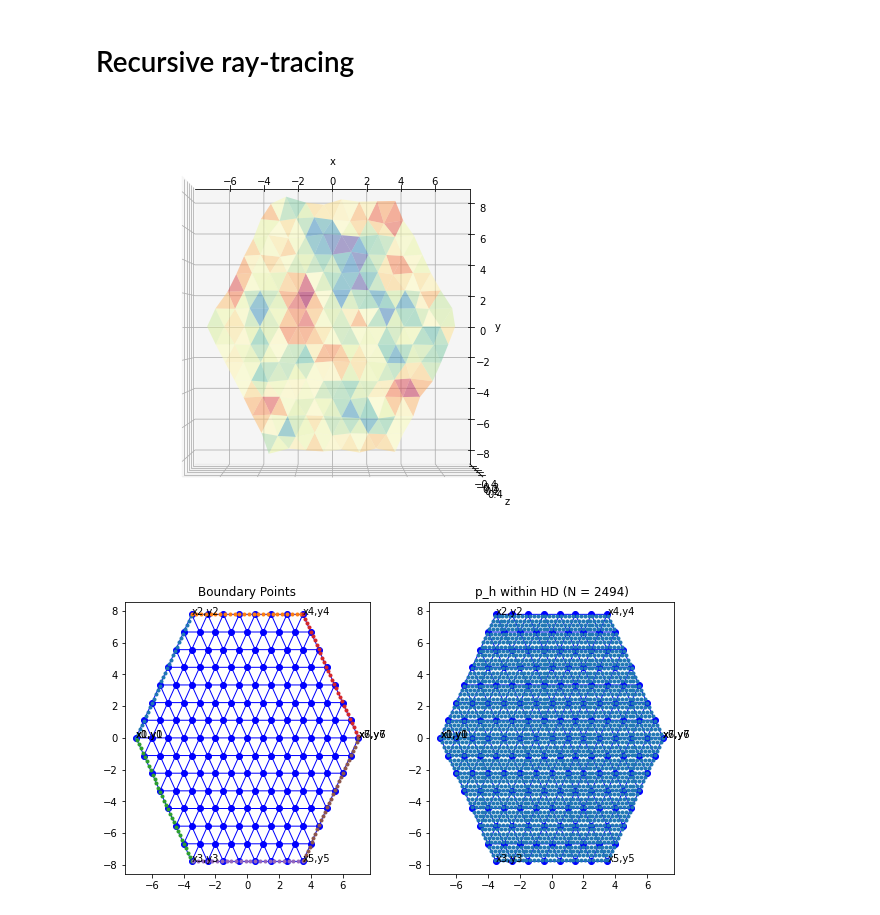
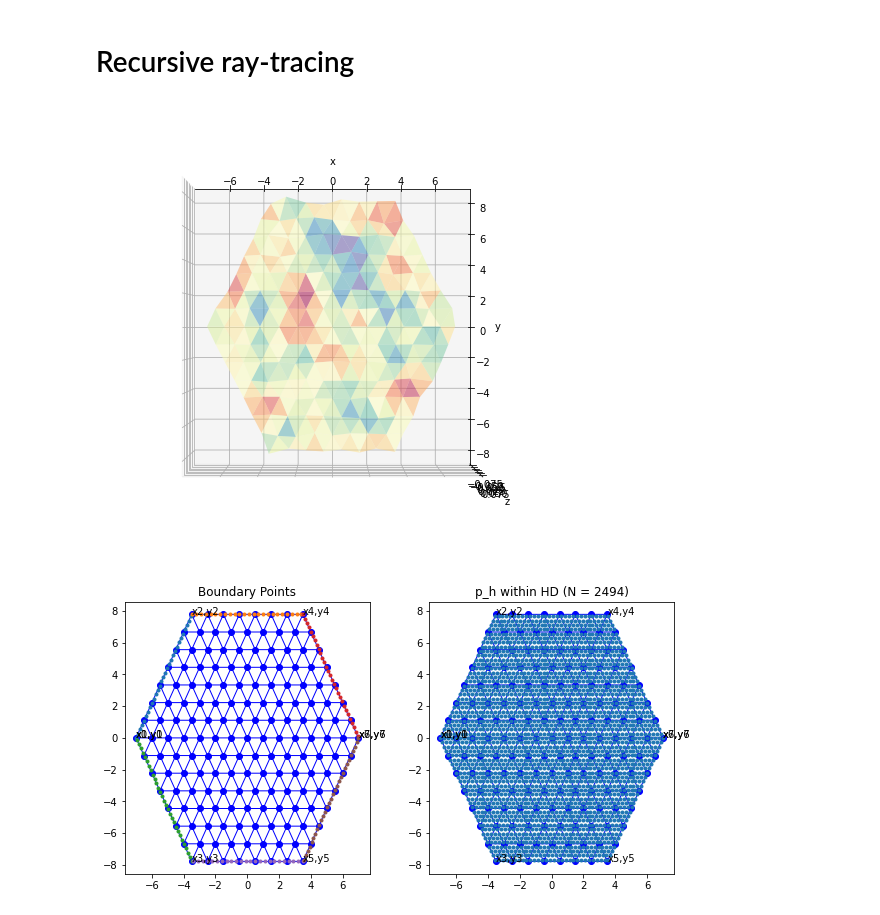
Before and after one commit to pakhuiying/wave_simulation, a Jupyter notebook: Cox_Munk_wave.ipynb, the cells around one changed output. Saved outputs shown, nothing was run; the diff lists cells and outputs as text; code cells hidden in the pictures.

```diff
--- a/Cox_Munk_wave.ipynb
+++ b/Cox_Munk_wave.ipynb
@@ -856,21 +856,21 @@ Let a pencil of rays of radiance $N(\xi')$ be incident on such a surface at each
 # %%
 n=7
 HD = rt.HexagonalDomain(n)
 x,y = HD.x, HD.y
 np.random.seed(seed=4)
-n_dist = np.random.normal(loc=0,scale = np.sqrt(rtc.sigma),size = x.shape[0])
+n_dist = np.random.normal(loc=0,scale = rtc.sigma,size = x.shape[0])
 HD.get_nodes(n_dist) # will add the attributes n_dist and nodes_dict to class
 triang = mpl.tri.Triangulation(x, y) ## Triangulate parameter space to determine the triangles using a Delaunay triangulation
 
 fig, axes = plt.subplots(subplot_kw={'projection': '3d'},figsize=(8,30))
 axes.view_init(elev=90, azim=270)
 axes.set_xlabel('x')
 axes.set_ylabel('y')
 axes.set_zlabel('z')
 axes.plot_trisurf(triang,n_dist, linewidth=0.2, antialiased=True,cmap=plt.cm.Spectral,alpha=0.5) #3d surface
 plt.show()
 # %% [output]
-[figure, old version]
+[figure, new version]
 # %%
 solar_altitude=30 #theta_s' = 60
 solar_azimuth=30
```
Also changed, not shown: parts of 23 cells of this notebook, 28 other files.
